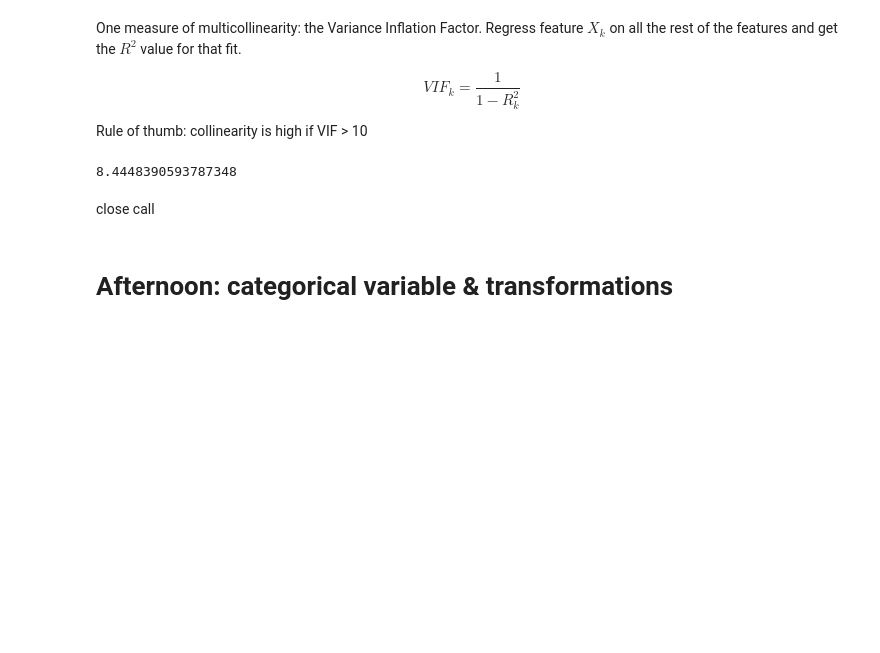
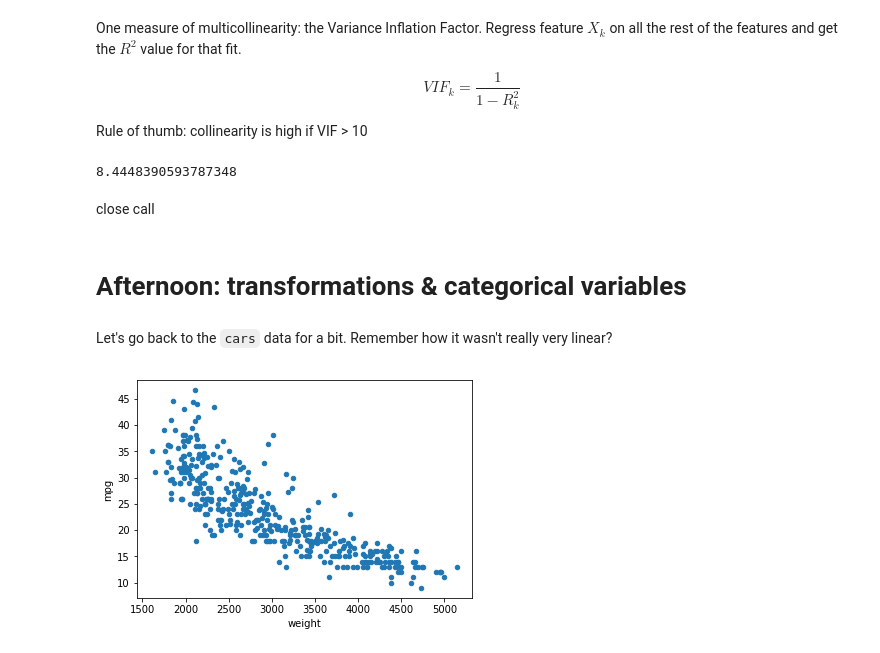
Before and after one commit to wmarshall484/DSI_LECTURES_2, a Jupyter notebook: linear-regression/moses_marsh/linear_regression.ipynb, the cells around one changed output. Drawn from its saved outputs; the diff is of its cells as text; code cells hidden in the pictures; blank space fills up the shorter version.

```diff
--- a/linear-regression/moses_marsh/linear_regression.ipynb
+++ b/linear-regression/moses_marsh/linear_regression.ipynb
@@ -548,4 +554,10 @@ variance_inflation_factor(X.values, 1)
 # %% [markdown]
 close call
 # %% [markdown]
-# Afternoon: categorical variable & transformations
+# Afternoon: transformations & categorical variables
+# %% [markdown]
+Let's go back to the `cars` data for a bit. Remember how it wasn't really very linear?
+# %%
+cars.plot.scatter('weight','mpg');
+# %% [output]
+[figure, added]
```
Also changed, not shown: parts of 27 cells of this notebook.
